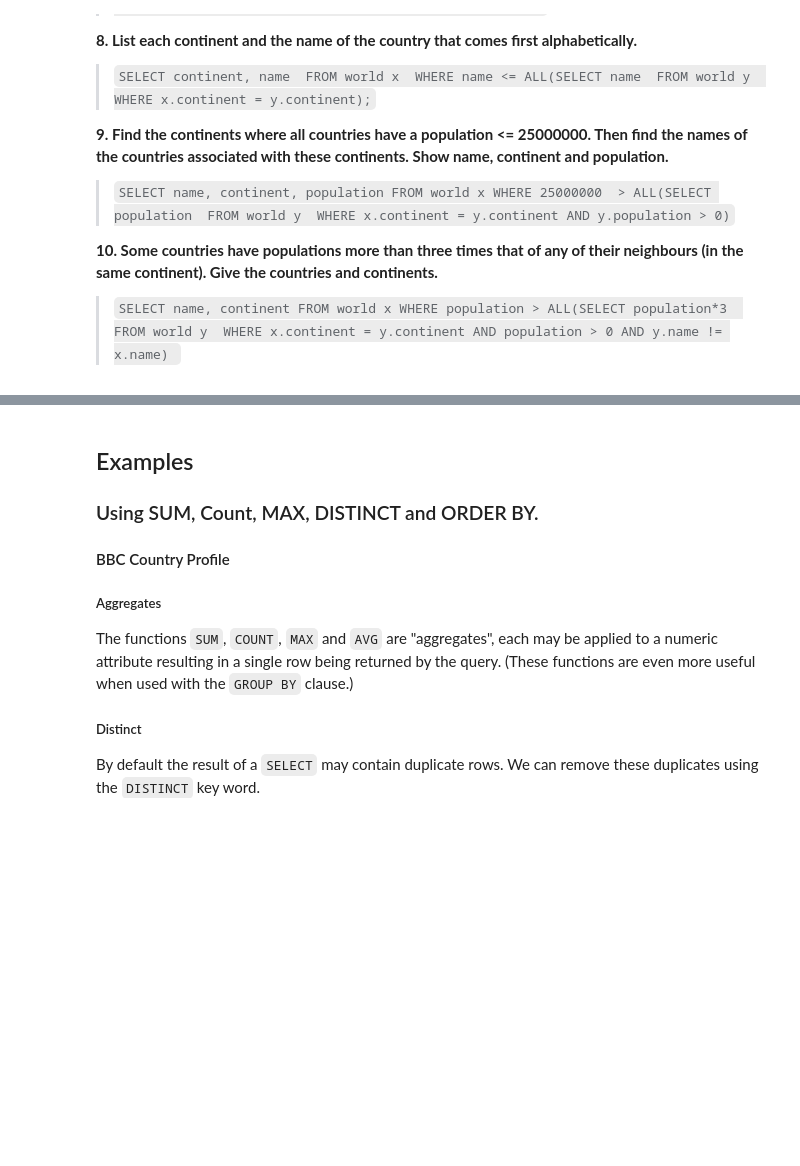
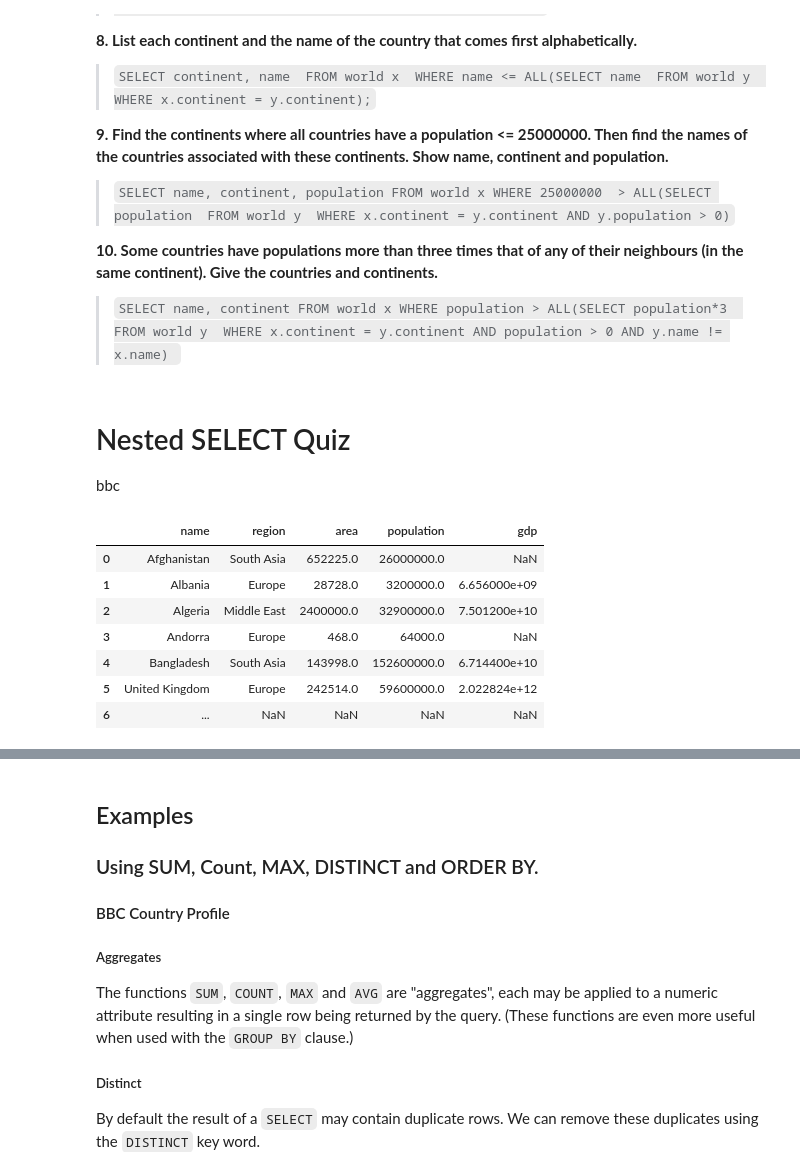
Before and after one commit to aliciag92/SQL-notes, a Jupyter notebook: sql_zoo_practice.ipynb, the cells around one changed output, grey strips where cells are left out. Saved outputs shown, nothing was run; the diff lists cells and outputs as text; code cells hidden in the pictures; blank space fills up the shorter version.

Commit message:
nested quiz done

```diff
--- a/sql_zoo_practice.ipynb
+++ b/sql_zoo_practice.ipynb
@@ -909,3 +909,18 @@ WHERE population > ALL(SELECT population*3
                        FROM world y
                        WHERE x.continent = y.continent AND population > 0 AND y.name != x.name)
 `
+# %% [markdown]
+# Nested SELECT Quiz
+
+bbc
+# %%
+pd.read_clipboard()
+# %% [output]
+|  | name | region | area | population | gdp |
+| 0 | Afghanistan | South Asia | 652225.0 | 26000000.0 | NaN |
+| 1 | Albania | Europe | 28728.0 | 3200000.0 | 6.656000e+09 |
+| 2 | Algeria | Middle East | 2400000.0 | 32900000.0 | 7.501200e+10 |
+| 3 | Andorra | Europe | 468.0 | 64000.0 | NaN |
+| 4 | Bangladesh | South Asia | 143998.0 | 152600000.0 | 6.714400e+10 |
+| 5 | United Kingdom | Europe | 242514.0 | 59600000.0 | 2.022824e+12 |
+| 6 | ... | NaN | NaN | NaN | NaN |
```
Also changed, not shown: parts of 1 cell of this notebook.
